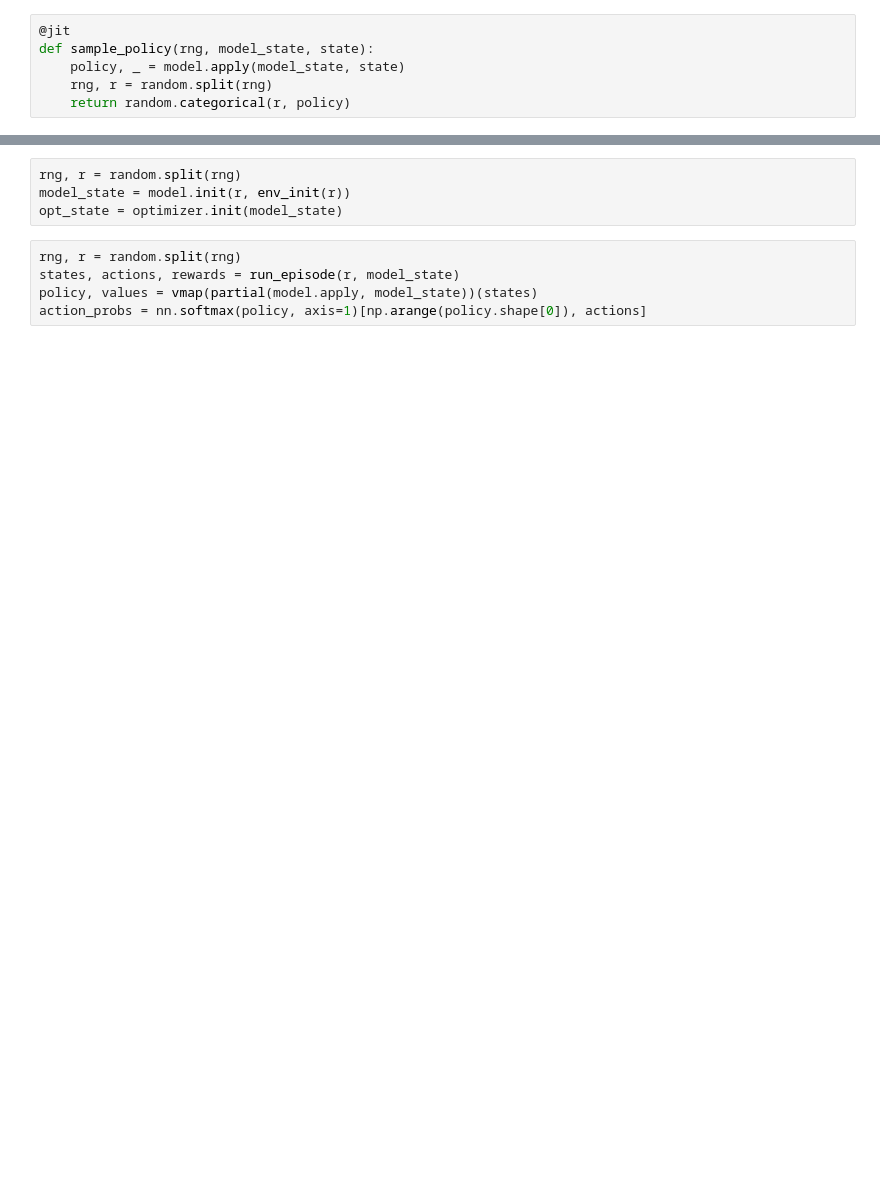
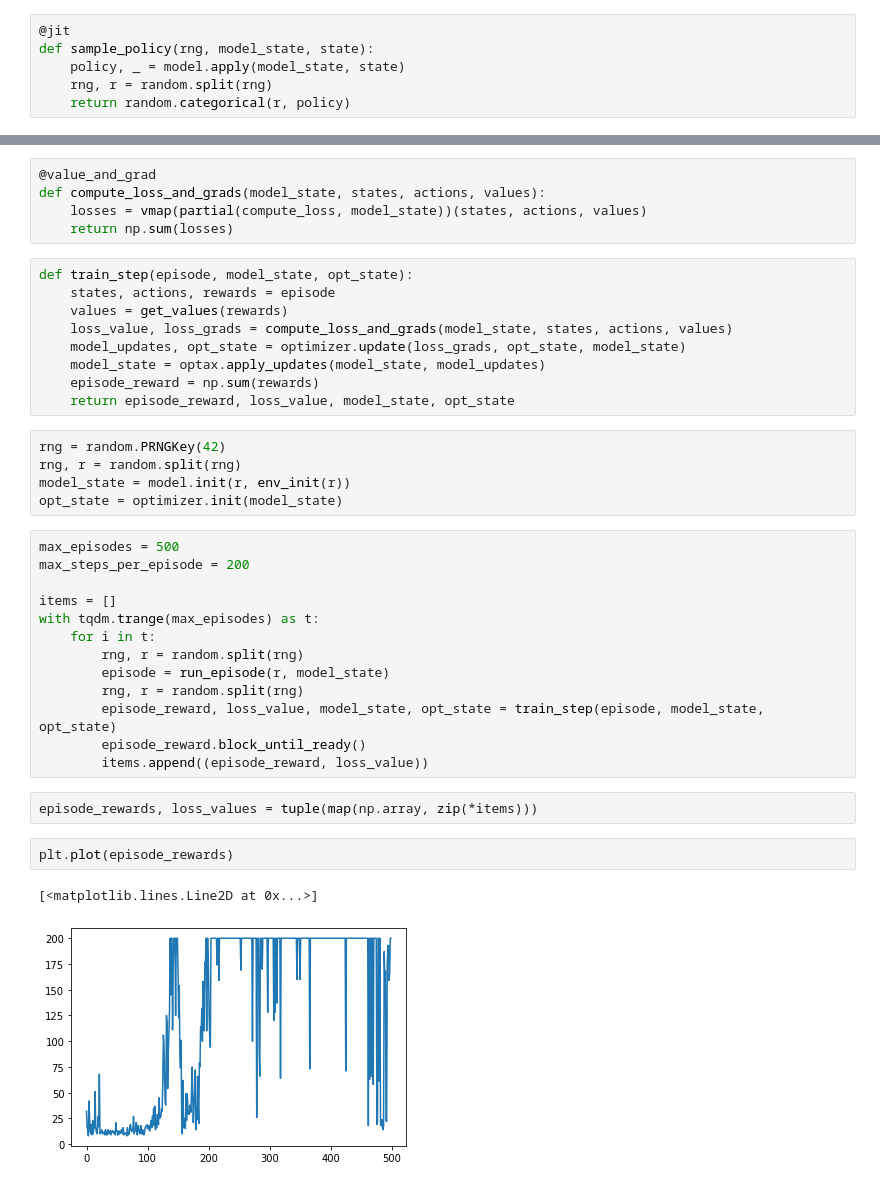
Before and after one commit to mauricef/jax-ml, a Jupyter notebook: jax-actor-critic.ipynb, the cells around one changed output, grey strips where cells are left out. Drawn from its saved outputs; the diff is of its cells as text; blank space fills up the shorter version.

```diff
--- a/jax-actor-critic.ipynb
+++ b/jax-actor-critic.ipynb
@@ -90,9 +91,39 @@ def train_step(rng, model_state, opt_state):
+# %%
+@value_and_grad
+def compute_loss_and_grads(model_state, states, actions, values):
+    losses = vmap(partial(compute_loss, model_state))(states, actions, values)
+    return np.sum(losses)
+# %%
+def train_step(episode, model_state, opt_state):
+    states, actions, rewards = episode
+    values = get_values(rewards)
+    loss_value, loss_grads = compute_loss_and_grads(model_state, states, actions, values)
+    model_updates, opt_state = optimizer.update(loss_grads, opt_state, model_state)
+    model_state = optax.apply_updates(model_state, model_updates)
+    episode_reward = np.sum(rewards)
+    return episode_reward, loss_value, model_state, opt_state
 # %%
+rng = random.PRNGKey(42)
 rng, r = random.split(rng)
 model_state = model.init(r, env_init(r))
 opt_state = optimizer.init(model_state)
-# %%
-rng, r = random.split(rng)
-states, actions, rewards = run_episode(r, model_state)
-policy, values = vmap(partial(model.apply, model_state))(states)
-action_probs = nn.softmax(policy, axis=1)[np.arange(policy.shape[0]), actions]
+# %%
+max_episodes = 500
+max_steps_per_episode = 200
+
+items = []
+with tqdm.trange(max_episodes) as t:
+    for i in t:
+        rng, r = random.split(rng)
+        episode = run_episode(r, model_state)
+        rng, r = random.split(rng)
+        episode_reward, loss_value, model_state, opt_state = train_step(episode, model_state, opt_state)
+        episode_reward.block_until_ready()
+        items.append((episode_reward, loss_value))
+# %%
+episode_rewards, loss_values = tuple(map(np.array, zip(*items)))
+# %%
+plt.plot(episode_rewards)
+# %% [output]
+[<matplotlib.lines.Line2D at 0x...>]
+[figure, added]
```
Also changed, not shown: parts of 11 cells of this notebook.
